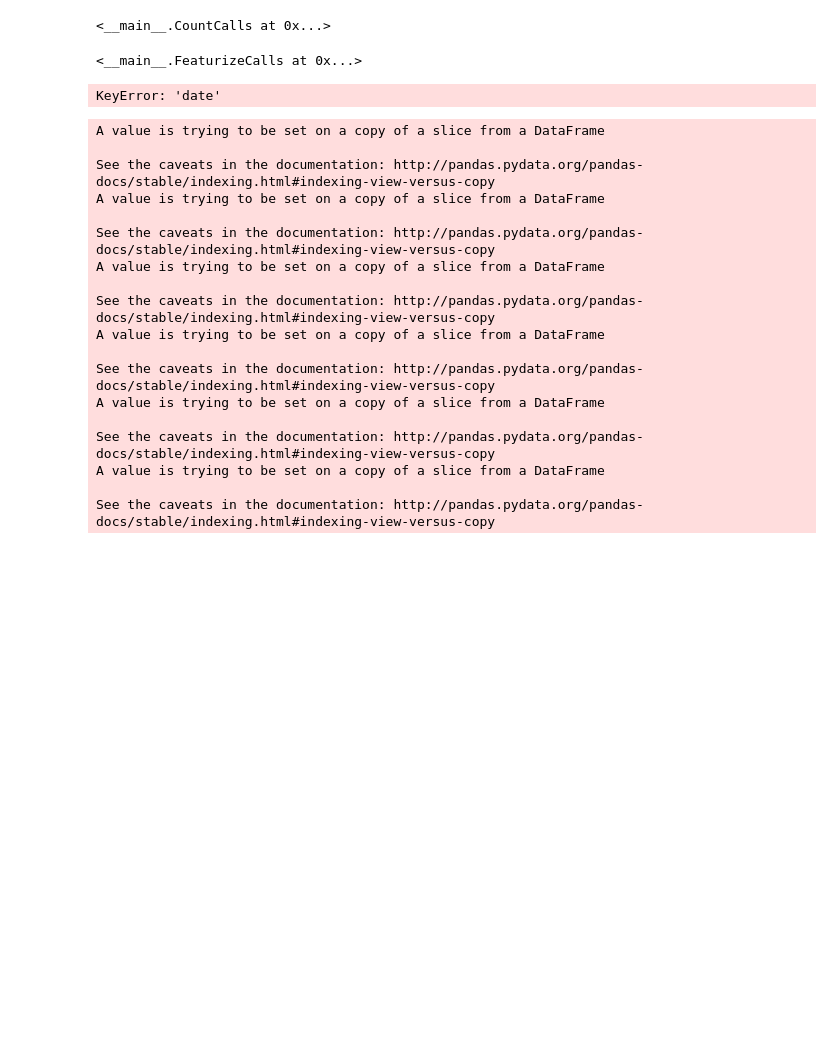
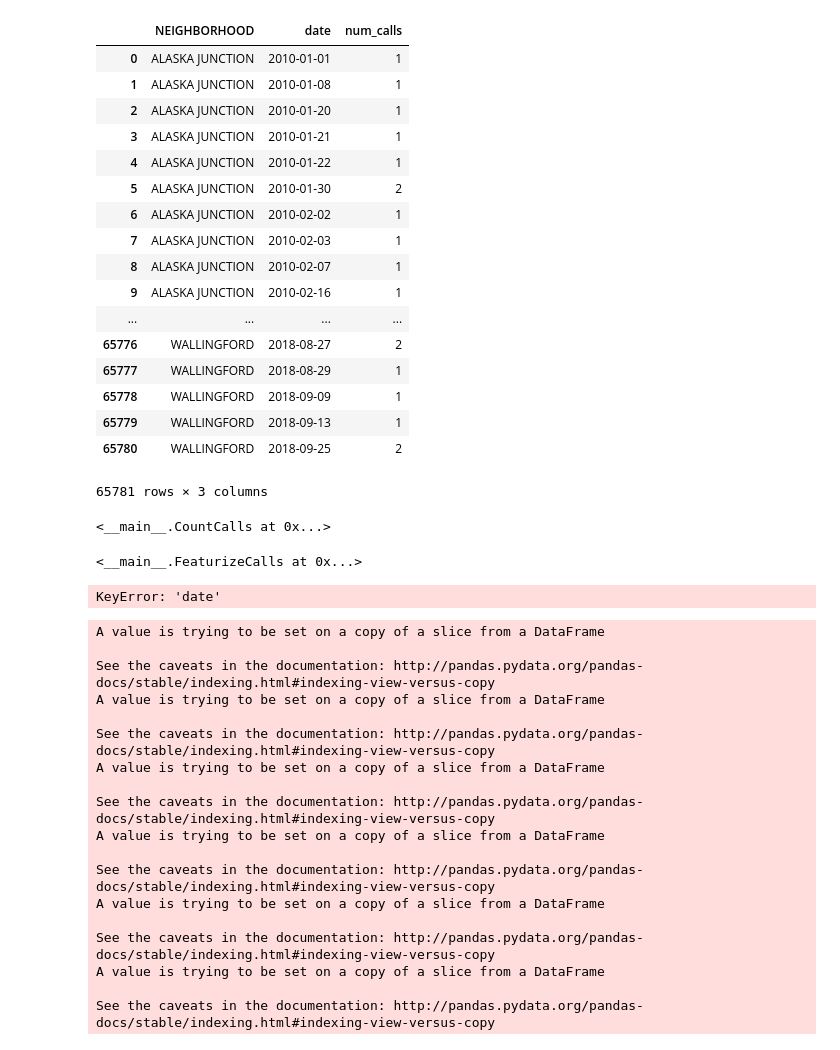
Before and after one commit to analyticallycorrect/seattle_domestic_violence, a Jupyter notebook: Notebooks/pipeline_dev.ipynb, the cells around one changed output. Saved outputs shown, nothing was run; the diff lists cells and outputs as text; code cells hidden in the pictures; blank space fills up the shorter version.

```diff
--- a/Notebooks/pipeline_dev.ipynb
+++ b/Notebooks/pipeline_dev.ipynb
@@ -336,3 +356,24 @@ array([Timestamp('2010-01-01 00:00:00'), Timestamp('2010-01-02 00:00:00'),
+# %%
+test
+# %% [output]
+|  | NEIGHBORHOOD | date | num_calls |
+| 0 | ALASKA JUNCTION | 2010-01-01 | 1 |
+| 1 | ALASKA JUNCTION | 2010-01-08 | 1 |
+| 2 | ALASKA JUNCTION | 2010-01-20 | 1 |
+| 3 | ALASKA JUNCTION | 2010-01-21 | 1 |
+| 4 | ALASKA JUNCTION | 2010-01-22 | 1 |
+| 5 | ALASKA JUNCTION | 2010-01-30 | 2 |
+| 6 | ALASKA JUNCTION | 2010-02-02 | 1 |
+| 7 | ALASKA JUNCTION | 2010-02-03 | 1 |
+| 8 | ALASKA JUNCTION | 2010-02-07 | 1 |
+| 9 | ALASKA JUNCTION | 2010-02-16 | 1 |
+| ... | ... | ... | ... |
+| 65776 | WALLINGFORD | 2018-08-27 | 2 |
+| 65777 | WALLINGFORD | 2018-08-29 | 1 |
+| 65778 | WALLINGFORD | 2018-09-09 | 1 |
+| 65779 | WALLINGFORD | 2018-09-13 | 1 |
+| 65780 | WALLINGFORD | 2018-09-25 | 2 |
+65781 rows × 3 columns
 # %%
 retriever = DataRetrieval()
 # %%
```
Also changed, not shown: parts of 2 cells of this notebook.
